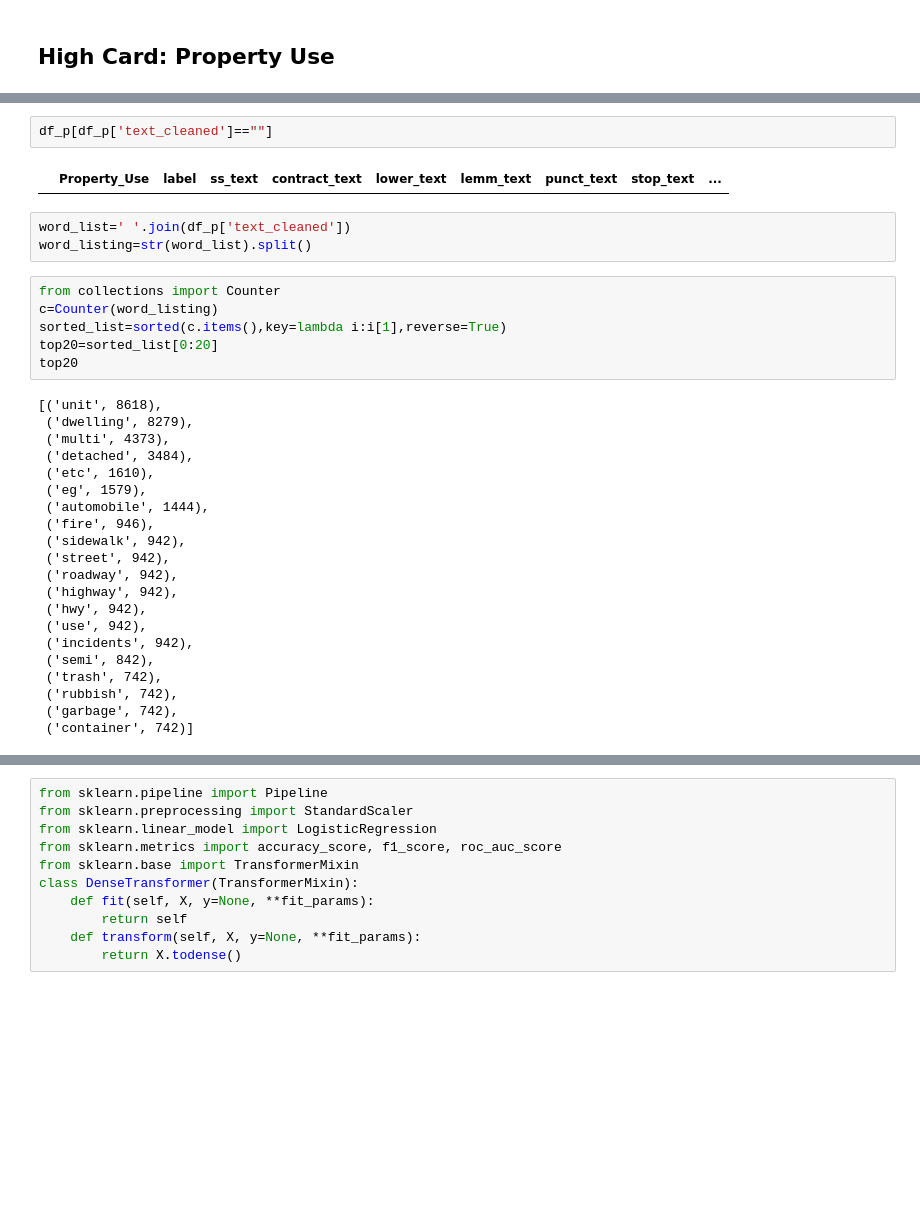
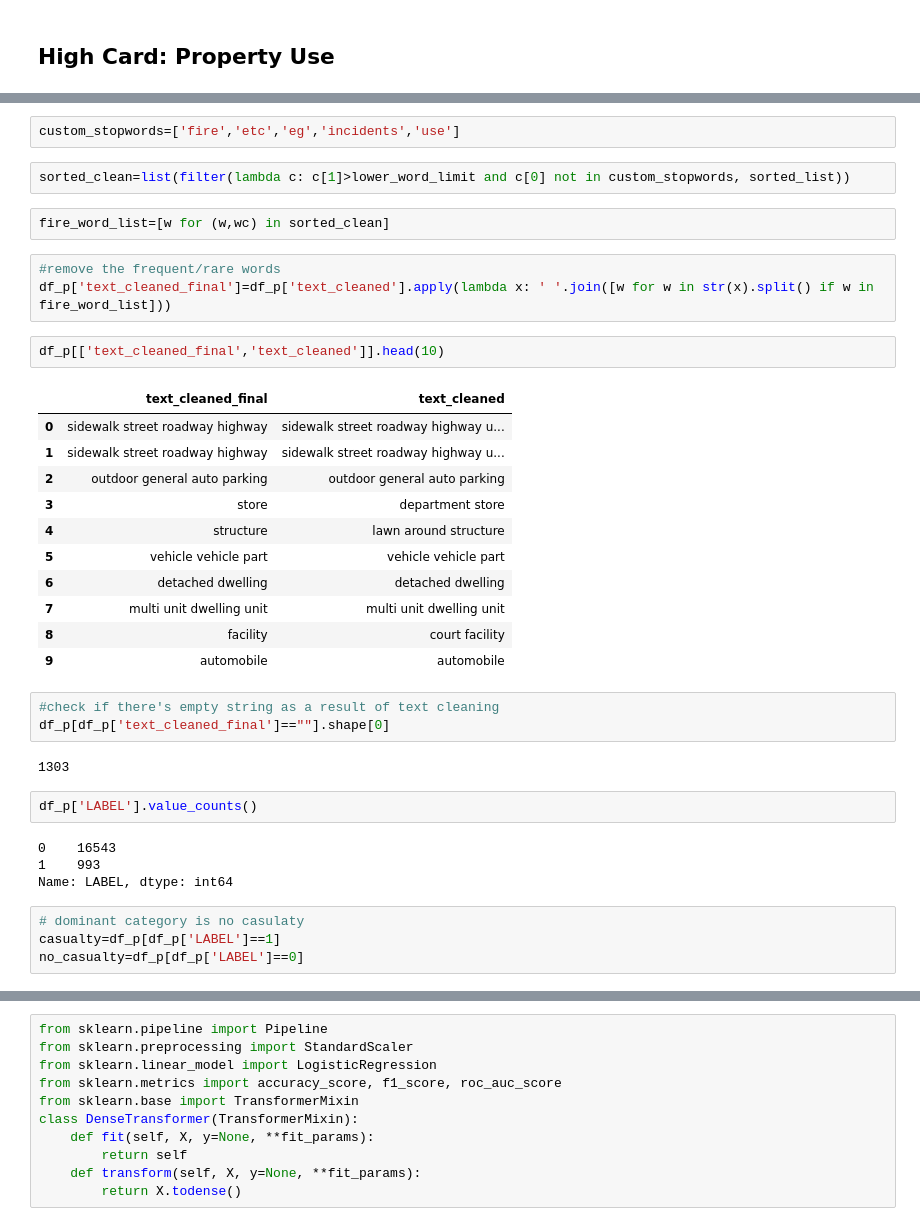
Before and after one commit to JimenaBaripatti/FeatureEngineering, a Jupyter notebook: Fire_High_Cardinality_Categorical.ipynb, the cells around one changed output, grey strips where cells are left out. Saved outputs shown, nothing was run; the diff lists cells and outputs as text; blank space fills up the shorter version.

```diff
--- a/Fire_High_Cardinality_Categorical.ipynb
+++ b/Fire_High_Cardinality_Categorical.ipynb
@@ -523,34 +525,38 @@ clean_text(df_p['Property_Use'])
+# %%
+custom_stopwords=['fire','etc','eg','incidents','use']
+# %%
+sorted_clean=list(filter(lambda c: c[1]>lower_word_limit and c[0] not in custom_stopwords, sorted_list))
+# %%
+fire_word_list=[w for (w,wc) in sorted_clean]
+# %%
+#remove the frequent/rare words
+df_p['text_cleaned_final']=df_p['text_cleaned'].apply(lambda x: ' '.join([w for w in str(x).split() if w in fire_word_list]))
 # %%
-df_p[df_p['text_cleaned']==""]
+df_p[['text_cleaned_final','text_cleaned']].head(10)
 # %% [output]
-|  | Property_Use | label | ss_text | contract_text | lower_text | lemm_text | punct_text | stop_text | ... |
+|  | text_cleaned_final | text_cleaned |
+| 0 | sidewalk street roadway highway | sidewalk street roadway highway u... |
+| 1 | sidewalk street roadway highway | sidewalk street roadway highway u... |
+| 2 | outdoor general auto parking | outdoor general auto parking |
+| 3 | store | department store |
+| 4 | structure | lawn around structure |
+| 5 | vehicle vehicle part | vehicle vehicle part |
+| 6 | detached dwelling | detached dwelling |
+| 7 | multi unit dwelling unit | multi unit dwelling unit |
+| 8 | facility | court facility |
+| 9 | automobile | automobile |
-# %%
-word_list=' '.join(df_p['text_cleaned'])
-word_listing=str(word_list).split()
-# %%
-from collections import Counter
-c=Counter(word_listing)
-sorted_list=sorted(c.items(),key=lambda i:i[1],reverse=True)
-top20=sorted_list[0:20]
-top20
-# %% [output]
-[('unit', 8618),
- ('dwelling', 8279),
- ('multi', 4373),
- ('detached', 3484),
- ('etc', 1610),
- ('eg', 1579),
- ('automobile', 1444),
- ('fire', 946),
- ('sidewalk', 942),
- ('street', 942),
- ('roadway', 942),
- ('highway', 942),
- ('hwy', 942),
- ('use', 942),
- ('incidents', 942),
- ('semi', 842),
- ('trash', 742),
- ('rubbish', 742),
- ('garbage', 742),
- ('container', 742)]
+# %%
+#check if there's empty string as a result of text cleaning
+df_p[df_p['text_cleaned_final']==""].shape[0]
+# %% [output]
+1303
+# %%
+df_p['LABEL'].value_counts()
+# %% [output]
+0    16543
+1    993
+Name: LABEL, dtype: int64
+# %%
+# dominant category is no casulaty
+casualty=df_p[df_p['LABEL']==1]
+no_casualty=df_p[df_p['LABEL']==0]
```
Also changed, not shown: parts of 129 cells of this notebook.
